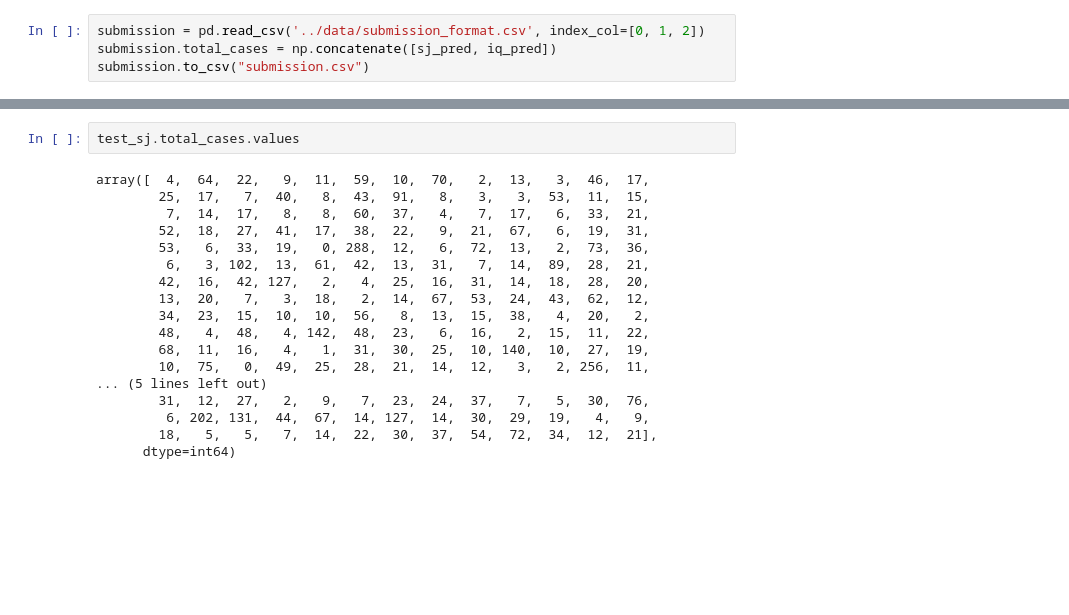
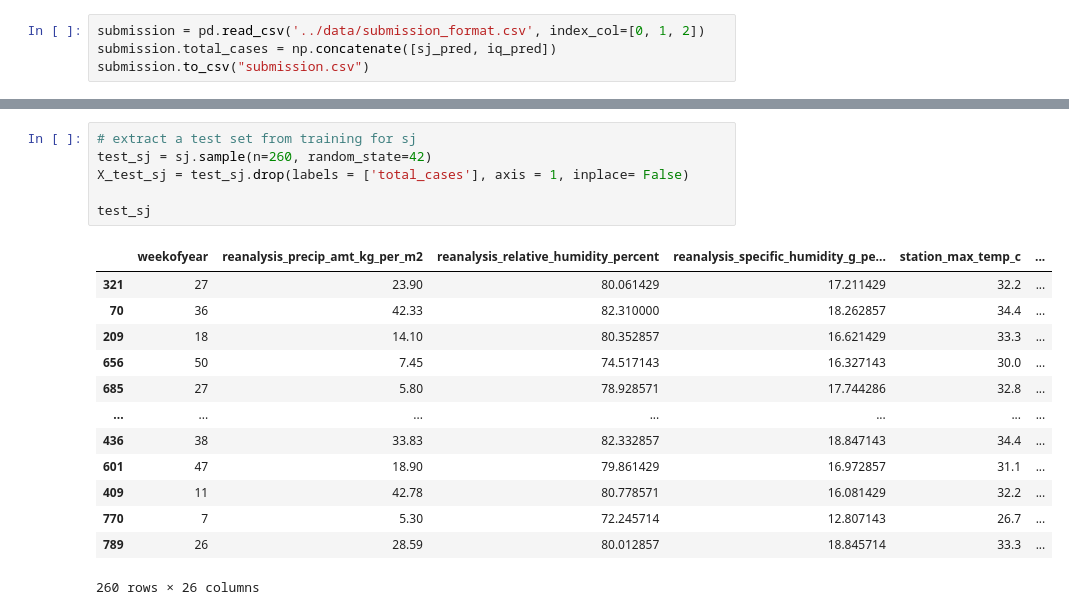
Before and after one commit to aneeshat01/cs5785_project, a Jupyter notebook: aneesha/aneesha_rfr.ipynb, the cells around one changed output, grey strips where cells are left out. Drawn from its saved outputs; the diff is of its cells as text; blank space fills up the shorter version.

```diff
--- a/aneesha/aneesha_rfr.ipynb
+++ b/aneesha/aneesha_rfr.ipynb
@@ -390,20 +339,20 @@ Text(0.5, 1.0, 'San Juan Prediction')
-# %%
-test_sj.total_cases.values
-# %% [output]
-array([  4,  64,  22,   9,  11,  59,  10,  70,   2,  13,   3,  46,  17,
-        25,  17,   7,  40,   8,  43,  91,   8,   3,   3,  53,  11,  15,
-         7,  14,  17,   8,   8,  60,  37,   4,   7,  17,   6,  33,  21,
-        52,  18,  27,  41,  17,  38,  22,   9,  21,  67,   6,  19,  31,
-        53,   6,  33,  19,   0, 288,  12,   6,  72,  13,   2,  73,  36,
-         6,   3, 102,  13,  61,  42,  13,  31,   7,  14,  89,  28,  21,
-        42,  16,  42, 127,   2,   4,  25,  16,  31,  14,  18,  28,  20,
-        13,  20,   7,   3,  18,   2,  14,  67,  53,  24,  43,  62,  12,
-        34,  23,  15,  10,  10,  56,   8,  13,  15,  38,   4,  20,   2,
-        48,   4,  48,   4, 142,  48,  23,   6,  16,   2,  15,  11,  22,
-        68,  11,  16,   4,   1,  31,  30,  25,  10, 140,  10,  27,  19,
-        10,  75,   0,  49,  25,  28,  21,  14,  12,   3,   2, 256,  11,
-... (5 lines left out)
-        31,  12,  27,   2,   9,   7,  23,  24,  37,   7,   5,  30,  76,
-         6, 202, 131,  44,  67,  14, 127,  14,  30,  29,  19,   4,   9,
-        18,   5,   5,   7,  14,  22,  30,  37,  54,  72,  34,  12,  21],
-      dtype=int64)
+# %%
+# extract a test set from training for sj
+test_sj = sj.sample(n=260, random_state=42)
+X_test_sj = test_sj.drop(labels = ['total_cases'], axis = 1, inplace= False)
+
+test_sj
+# %% [output]
+|  | weekofyear | reanalysis_precip_amt_kg_per_m2 | reanalysis_relative_humidity_percent | reanalysis_specific_humidity_g_pe... | station_max_temp_c | ... |
+| 321 | 27 | 23.90 | 80.061429 | 17.211429 | 32.2 | ... |
+| 70 | 36 | 42.33 | 82.310000 | 18.262857 | 34.4 | ... |
+| 209 | 18 | 14.10 | 80.352857 | 16.621429 | 33.3 | ... |
+| 656 | 50 | 7.45 | 74.517143 | 16.327143 | 30.0 | ... |
+| 685 | 27 | 5.80 | 78.928571 | 17.744286 | 32.8 | ... |
+| ... | ... | ... | ... | ... | ... | ... |
+| 436 | 38 | 33.83 | 82.332857 | 18.847143 | 34.4 | ... |
+| 601 | 47 | 18.90 | 79.861429 | 16.972857 | 31.1 | ... |
+| 409 | 11 | 42.78 | 80.778571 | 16.081429 | 32.2 | ... |
+| 770 | 7 | 5.30 | 72.245714 | 12.807143 | 26.7 | ... |
+| 789 | 26 | 28.59 | 80.012857 | 18.845714 | 33.3 | ... |
+260 rows × 26 columns
```
Also changed, not shown: parts of 14 cells of this notebook, 1 other file.
